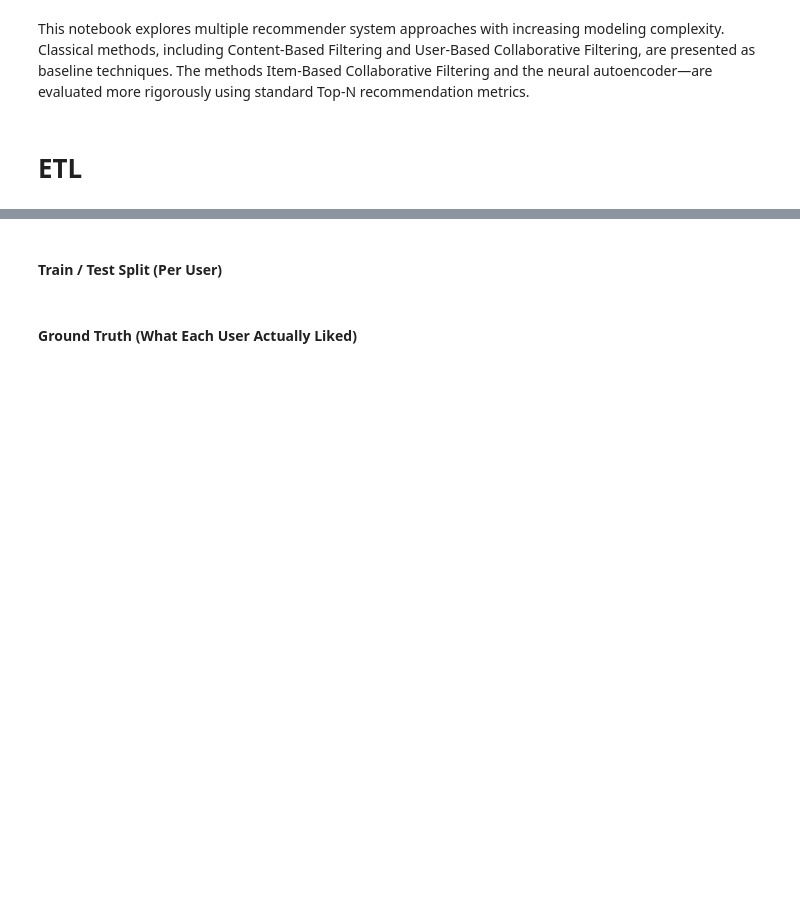
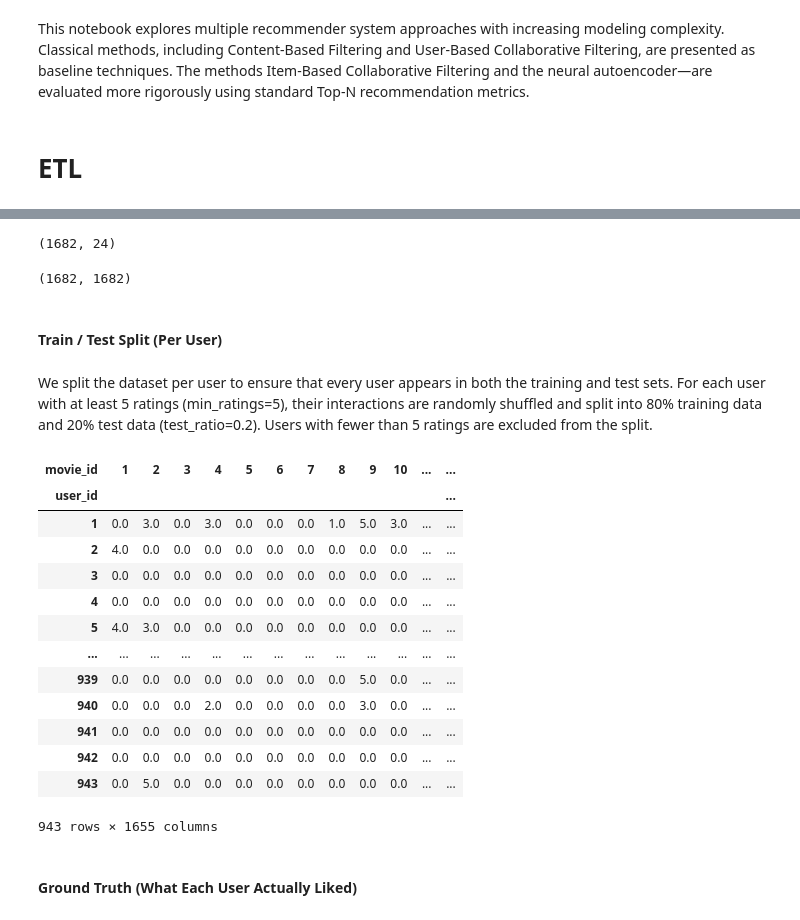
Before and after one commit to Khaghshenas/movie-recommender-system, a Jupyter notebook: notebooks/recommender_systems_exploration.ipynb, the cells around one changed output, grey strips where cells are left out. Cells and saved outputs as stored; diff of their text form; code cells hidden in the pictures; blank space fills up the shorter version.

```diff
--- a/notebooks/recommender_systems_exploration.ipynb
+++ b/notebooks/recommender_systems_exploration.ipynb
@@ -55,28 +64,54 @@ similarity_df = pd.DataFrame(similarity_matrix, index=movies['movie_id'], column
+# %%
+movies.shape
+# %% [output]
+(1682, 24)
+# %%
+similarity_matrix.shape
+# %% [output]
+(1682, 1682)
 # %% [markdown]
 #### Train / Test Split (Per User)
+# %% [markdown]
+We split the dataset per user to ensure that every user appears in both the training and test sets. For each user with at least 5 ratings (min_ratings=5), their interactions are randomly shuffled and split into 80% training data and 20% test data (test_ratio=0.2). Users with fewer than 5 ratings are excluded from the split.
 # %%
 def train_test_split_by_user(ratings, test_ratio=0.2, min_ratings=5):
     train, test = [], []
 
     for user_id, group in ratings.groupby("user_id"):
         if len(group) < min_ratings:
             continue
 
         group = group.sample(frac=1, random_state=42)
         split_idx = int(len(group) * (1 - test_ratio))
 
         train.append(group.iloc[:split_idx])
         test.append(group.iloc[split_idx:])
 
     return pd.concat(train), pd.concat(test)
 
 ratings_df = ratings.copy()
 train_df, test_df = train_test_split_by_user(ratings_df)
 
 # Build user-item matrix
 #user_item_matrix = ratings.pivot(index='user_id', columns='movie_id', values='rating').fillna(0)
 
 user_item_matrix = train_df.pivot(index='user_id', columns='movie_id', values='rating').fillna(0)
+user_item_matrix
+# %% [output]
+| movie_id | 1 | 2 | 3 | 4 | 5 | 6 | 7 | 8 | 9 | 10 | ... | ... |
+| user_id |  |  |  |  |  |  |  |  |  |  |  | ... |
+| 1 | 0.0 | 3.0 | 0.0 | 3.0 | 0.0 | 0.0 | 0.0 | 1.0 | 5.0 | 3.0 | ... | ... |
+| 2 | 4.0 | 0.0 | 0.0 | 0.0 | 0.0 | 0.0 | 0.0 | 0.0 | 0.0 | 0.0 | ... | ... |
+| 3 | 0.0 | 0.0 | 0.0 | 0.0 | 0.0 | 0.0 | 0.0 | 0.0 | 0.0 | 0.0 | ... | ... |
+| 4 | 0.0 | 0.0 | 0.0 | 0.0 | 0.0 | 0.0 | 0.0 | 0.0 | 0.0 | 0.0 | ... | ... |
+| 5 | 4.0 | 3.0 | 0.0 | 0.0 | 0.0 | 0.0 | 0.0 | 0.0 | 0.0 | 0.0 | ... | ... |
+| ... | ... | ... | ... | ... | ... | ... | ... | ... | ... | ... | ... | ... |
+| 939 | 0.0 | 0.0 | 0.0 | 0.0 | 0.0 | 0.0 | 0.0 | 0.0 | 5.0 | 0.0 | ... | ... |
+| 940 | 0.0 | 0.0 | 0.0 | 2.0 | 0.0 | 0.0 | 0.0 | 0.0 | 3.0 | 0.0 | ... | ... |
+| 941 | 0.0 | 0.0 | 0.0 | 0.0 | 0.0 | 0.0 | 0.0 | 0.0 | 0.0 | 0.0 | ... | ... |
+| 942 | 0.0 | 0.0 | 0.0 | 0.0 | 0.0 | 0.0 | 0.0 | 0.0 | 0.0 | 0.0 | ... | ... |
+| 943 | 0.0 | 5.0 | 0.0 | 0.0 | 0.0 | 0.0 | 0.0 | 0.0 | 0.0 | 0.0 | ... | ... |
+943 rows × 1655 columns
 # %% [markdown]
 #### Ground Truth (What Each User Actually Liked)
 # %%
```
Also changed, not shown: parts of 11 cells of this notebook, 2 other files.
